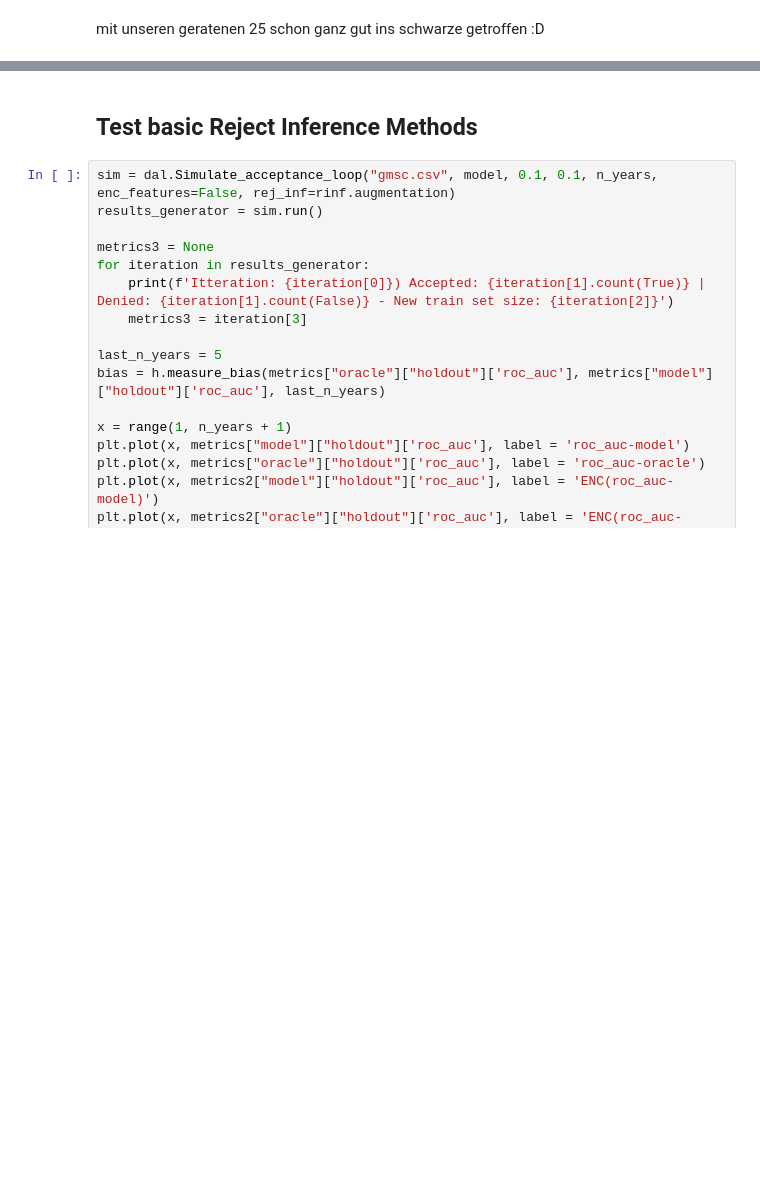
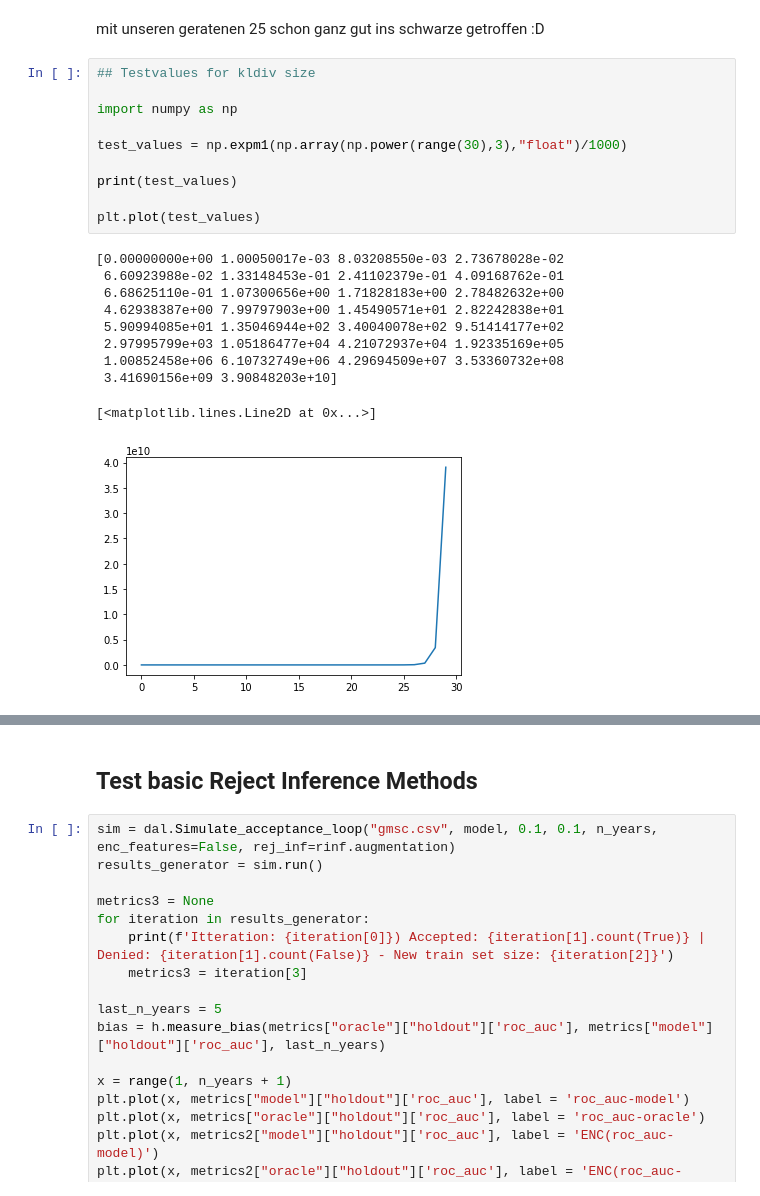
Before and after one commit to lukasvoege/reject-infer-autoencoder, a Jupyter notebook: notebooks/playground.ipynb, the cells around one changed output, grey strips where cells are left out. Saved outputs shown, nothing was run; the diff lists cells and outputs as text; blank space fills up the shorter version.

Commit message:
Test kldiv scale parameter

```diff
--- a/notebooks/playground.ipynb
+++ b/notebooks/playground.ipynb
@@ -281,2 +268,23 @@ PARAM: 34 | Sampling Bias: 0.0229 // ROC-AUC: 0.83535
 # %% [markdown]
 mit unseren geratenen 25 schon ganz gut ins schwarze getroffen :D
+# %%
+## Testvalues for kldiv size
+
+import numpy as np
+
+test_values = np.expm1(np.array(np.power(range(30),3),"float")/1000)
+
+print(test_values)
+
+plt.plot(test_values)
+# %% [output]
+[0.00000000e+00 1.00050017e-03 8.03208550e-03 2.73678028e-02
+ 6.60923988e-02 1.33148453e-01 2.41102379e-01 4.09168762e-01
+ 6.68625110e-01 1.07300656e+00 1.71828183e+00 2.78482632e+00
+ 4.62938387e+00 7.99797903e+00 1.45490571e+01 2.82242838e+01
+ 5.90994085e+01 1.35046944e+02 3.40040078e+02 9.51414177e+02
+ 2.97995799e+03 1.05186477e+04 4.21072937e+04 1.92335169e+05
+ 1.00852458e+06 6.10732749e+06 4.29694509e+07 3.53360732e+08
+ 3.41690156e+09 3.90848203e+10]
+[<matplotlib.lines.Line2D at 0x...>]
+[figure, added]
```
Also changed, not shown: parts of 8 cells of this notebook, 1 other file.
